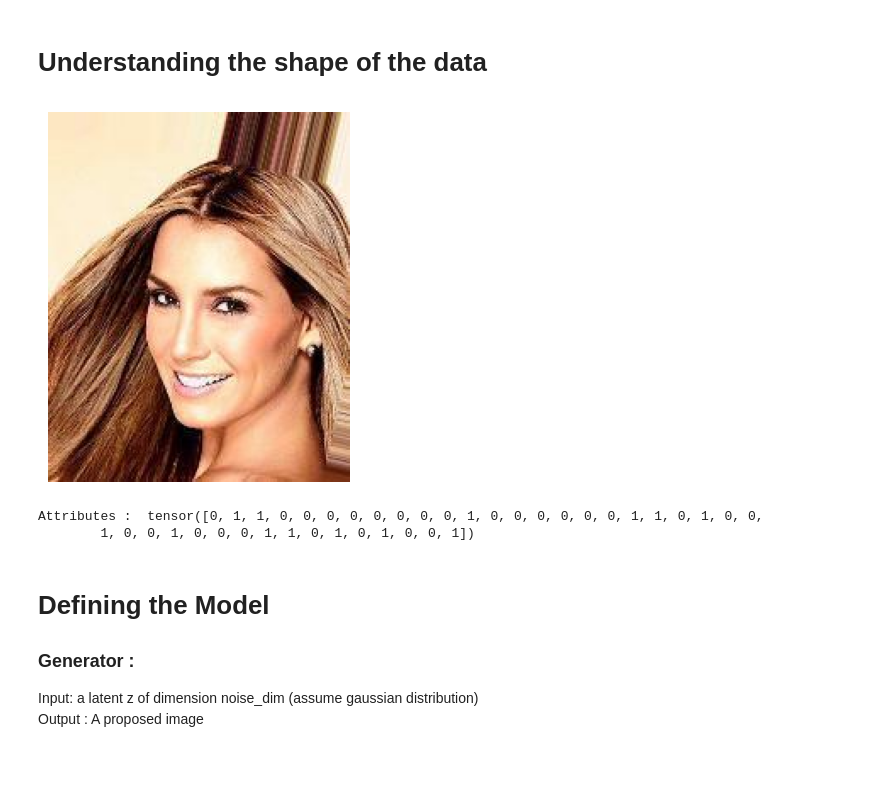
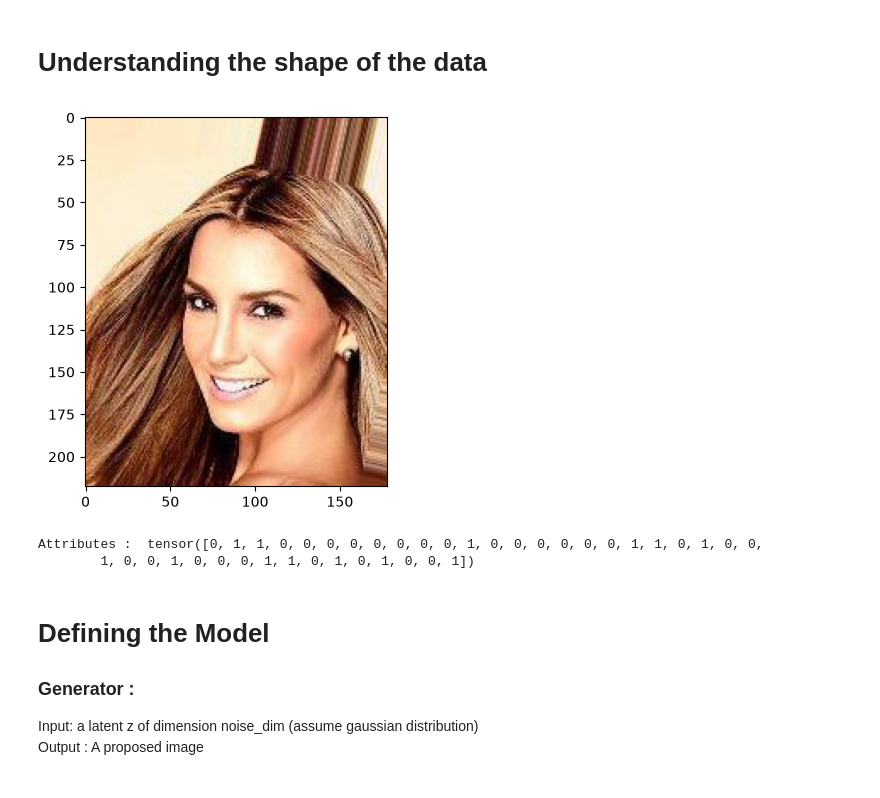
Before and after one commit to Maahir-Paliwal/Generative-Modelling, a Jupyter notebook: vanilla-GAN/GAN.ipynb, the cells around one changed output. Drawn from its saved outputs; the diff is of its cells as text; code cells hidden in the pictures.

```diff
--- a/vanilla-GAN/GAN.ipynb
+++ b/vanilla-GAN/GAN.ipynb
@@ -7,15 +7,15 @@ dataset = CelebA(root='data', split='train', download=True)
 # %%
 import matplotlib.pyplot as plt
 
 img, target = dataset[0]
 
 plt.imshow(img)
-plt.axis('off')
+plt.axis('o')
 plt.show()
 
 print("Attributes : ", target)
 # %% [output]
-[figure, old version]
+[figure, new version]
 Attributes :  tensor([0, 1, 1, 0, 0, 0, 0, 0, 0, 0, 0, 1, 0, 0, 0, 0, 0, 0, 1, 1, 0, 1, 0, 0,
         1, 0, 0, 1, 0, 0, 0, 1, 1, 0, 1, 0, 1, 0, 0, 1])
 # %% [markdown]
```
Also changed, not shown: parts of 1 cell of this notebook.
